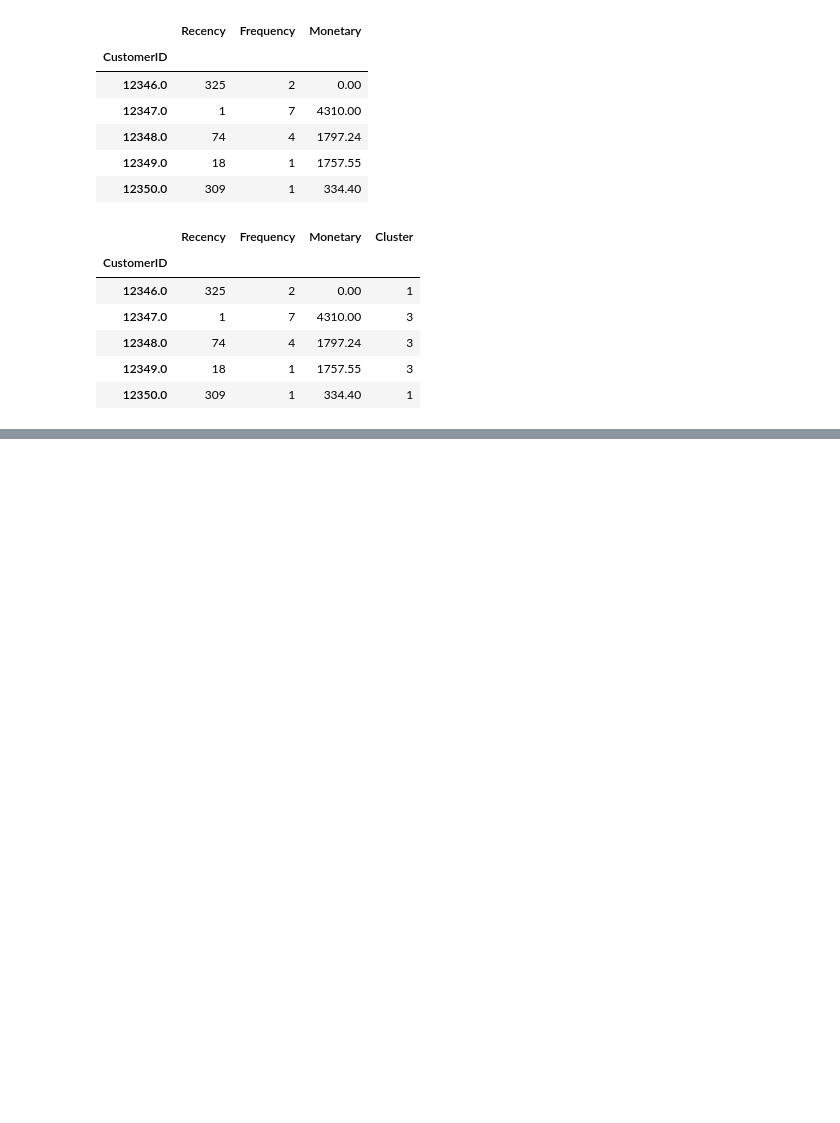
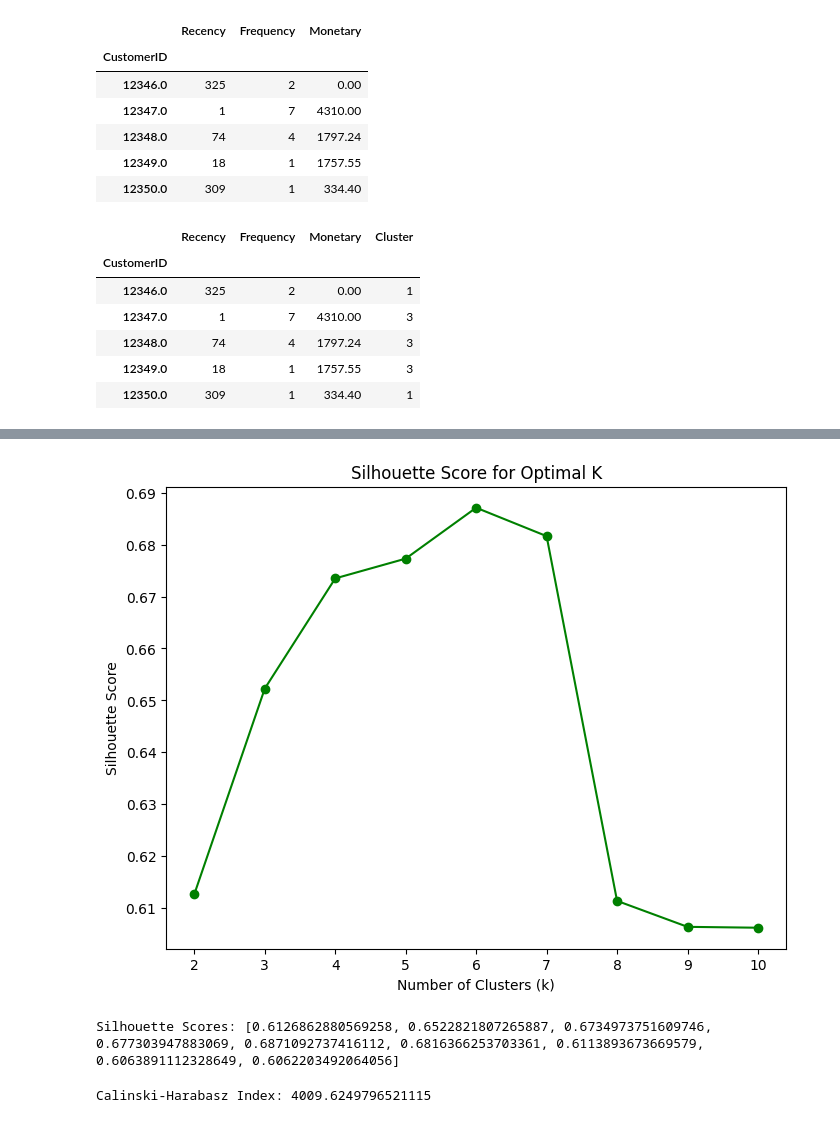
Before and after one commit to Dusein/MachineLearningTask, a Jupyter notebook: 6WeekTask/Clustering_Model_For_Online_Retail.ipynb, the cells around one changed output, grey strips where cells are left out. Saved outputs shown, nothing was run; the diff lists cells and outputs as text; code cells hidden in the pictures; blank space fills up the shorter version.

```diff
--- a/6WeekTask/Clustering_Model_For_Online_Retail.ipynb
+++ b/6WeekTask/Clustering_Model_For_Online_Retail.ipynb
@@ -87,0 +149,41 @@ rfm_data.head()
+# %%
+from sklearn.metrics import silhouette_score
+
+# Menghitung silhouette score untuk berbagai jumlah cluster
+silhouette_scores = []
+for k in cluster_range[1:]:  # Dimulai dari 2, karena silhouette tidak relevan untuk 1 cluster
+    kmeans = KMeans(n_clusters=k, random_state=42)
+    kmeans.fit(data_scaled)
+    labels = kmeans.labels_
+    silhouette_scores.append(silhouette_score(data_scaled, labels))
+
+# Visualisasi silhouette score
+plt.figure(figsize=(8, 6))
+plt.plot(cluster_range[1:], silhouette_scores, marker='o', color='green')
+plt.title("Silhouette Score for Optimal K")
+plt.xlabel("Number of Clusters (k)")
+plt.ylabel("Silhouette Score")
+plt.show()
+print("Silhouette Scores:", silhouette_scores)
+# %% [output]
+[figure, added]
+Silhouette Scores: [0.6126862880569258, 0.6522821807265887, 0.6734973751609746, 0.677303947883069, 0.6871092737416112, 0.6816366253703361, 0.6113893673669579, 0.6063891112328649, 0.6062203492064056]
+# %%
+from sklearn.cluster import KMeans
+from sklearn.metrics import calinski_harabasz_score
+from sklearn.preprocessing import StandardScaler
+
+# Normalisasi data RFM atau data yang akan di-cluster jika belum dilakukan
+scaler = StandardScaler()
+data_scaled = scaler.fit_transform(rfm_data)
+
+# Melatih model K-Means dengan jumlah cluster yang optimal (misalnya 4)
+optimal_k = 4
+kmeans = KMeans(n_clusters=optimal_k, random_state=42)
+labels = kmeans.fit_predict(data_scaled)
+
+# Menghitung Calinski-Harabasz Index
+ch_score = calinski_harabasz_score(data_scaled, labels)
+print("Calinski-Harabasz Index:", ch_score)
+# %% [output]
+Calinski-Harabasz Index: 4009.6249796521115
```
Also changed, not shown: parts of 5 cells of this notebook.
